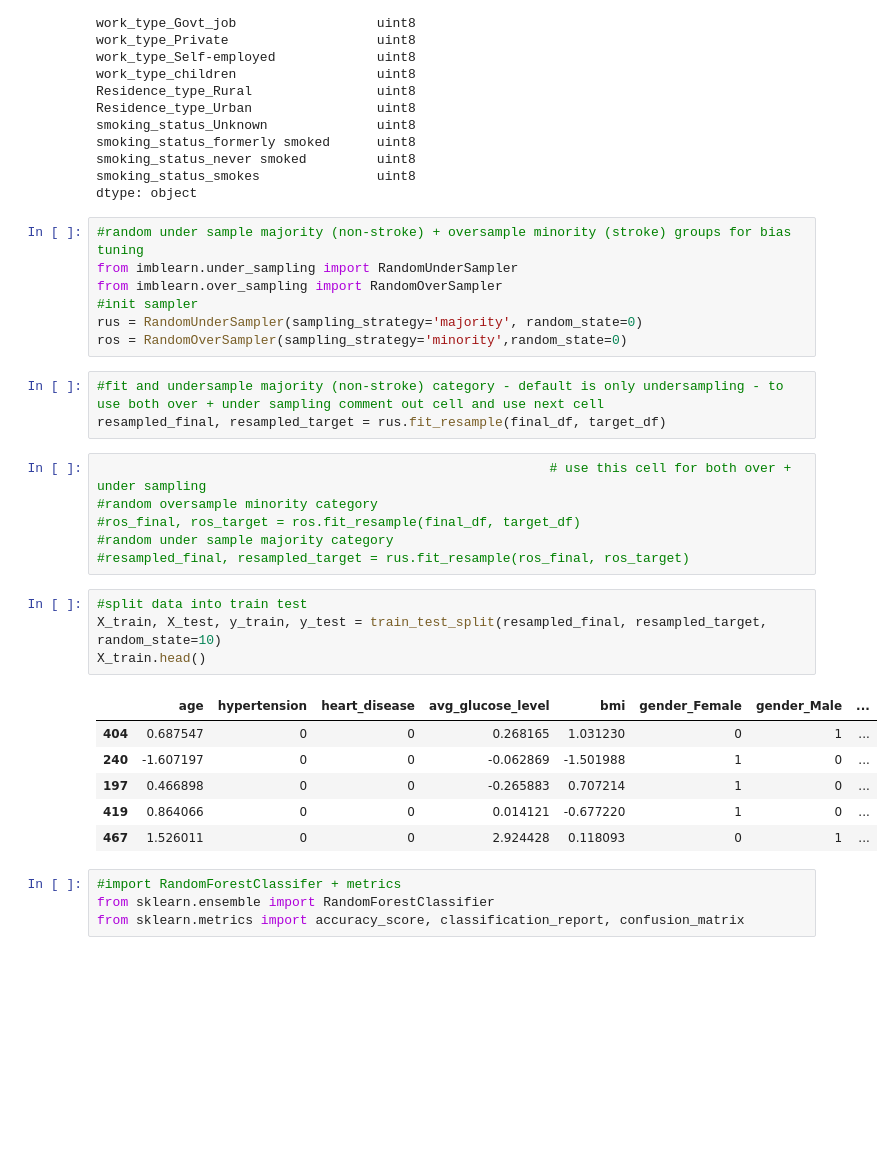
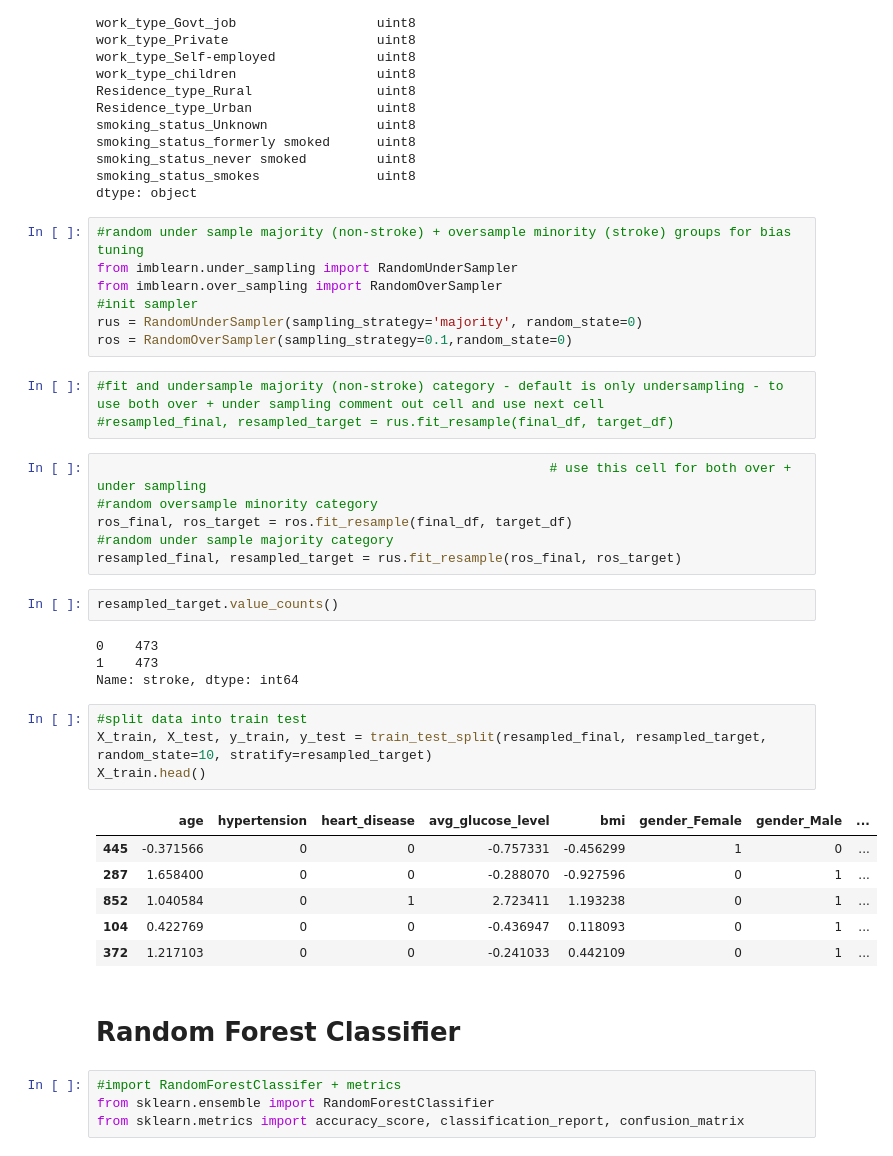
Before and after one commit to sval2020/Project_4, a Jupyter notebook: colab_classic.ipynb, the cells around one changed output. Saved outputs shown, nothing was run; the diff lists cells and outputs as text; blank space fills up the shorter version.

```diff
--- a/colab_rfm.ipynb
+++ b/colab_classic.ipynb
@@ -149,27 +149,35 @@ from imblearn.under_sampling import RandomUnderSampler
 from imblearn.over_sampling import RandomOverSampler
 #init sampler
 rus = RandomUnderSampler(sampling_strategy='majority', random_state=0)
-ros = RandomOverSampler(sampling_strategy='minority',random_state=0)
+ros = RandomOverSampler(sampling_strategy=0.1,random_state=0)
 # %%
 #fit and undersample majority (non-stroke) category - default is only undersampling - to use both over + under sampling comment out cell and use next cell
-resampled_final, resampled_target = rus.fit_resample(final_df, target_df)
+#resampled_final, resampled_target = rus.fit_resample(final_df, target_df)
 # %%
                                                           # use this cell for both over + under sampling
 #random oversample minority category
-#ros_final, ros_target = ros.fit_resample(final_df, target_df)
+ros_final, ros_target = ros.fit_resample(final_df, target_df)
 #random under sample majority category
-#resampled_final, resampled_target = rus.fit_resample(ros_final, ros_target)
+resampled_final, resampled_target = rus.fit_resample(ros_final, ros_target)
+# %%
+resampled_target.value_counts()
+# %% [output]
+0    473
+1    473
+Name: stroke, dtype: int64
 # %%
 #split data into train test
-X_train, X_test, y_train, y_test = train_test_split(resampled_final, resampled_target, random_state=10)
+X_train, X_test, y_train, y_test = train_test_split(resampled_final, resampled_target, random_state=10, stratify=resampled_target)
 X_train.head()
 # %% [output]
 |  | age | hypertension | heart_disease | avg_glucose_level | bmi | gender_Female | gender_Male | ... |
-| 404 | 0.687547 | 0 | 0 | 0.268165 | 1.031230 | 0 | 1 | ... |
-| 240 | -1.607197 | 0 | 0 | -0.062869 | -1.501988 | 1 | 0 | ... |
-| 197 | 0.466898 | 0 | 0 | -0.265883 | 0.707214 | 1 | 0 | ... |
-| 419 | 0.864066 | 0 | 0 | 0.014121 | -0.677220 | 1 | 0 | ... |
-| 467 | 1.526011 | 0 | 0 | 2.924428 | 0.118093 | 0 | 1 | ... |
+| 445 | -0.371566 | 0 | 0 | -0.757331 | -0.456299 | 1 | 0 | ... |
+| 287 | 1.658400 | 0 | 0 | -0.288070 | -0.927596 | 0 | 1 | ... |
+| 852 | 1.040584 | 0 | 1 | 2.723411 | 1.193238 | 0 | 1 | ... |
+| 104 | 0.422769 | 0 | 0 | -0.436947 | 0.118093 | 0 | 1 | ... |
+| 372 | 1.217103 | 0 | 0 | -0.241033 | 0.442109 | 0 | 1 | ... |
+# %% [markdown]
+# Random Forest Classifier
 # %%
 #import RandomForestClassifer + metrics
 from sklearn.ensemble import RandomForestClassifier
```
Also changed, not shown: parts of 19 cells of this notebook.
